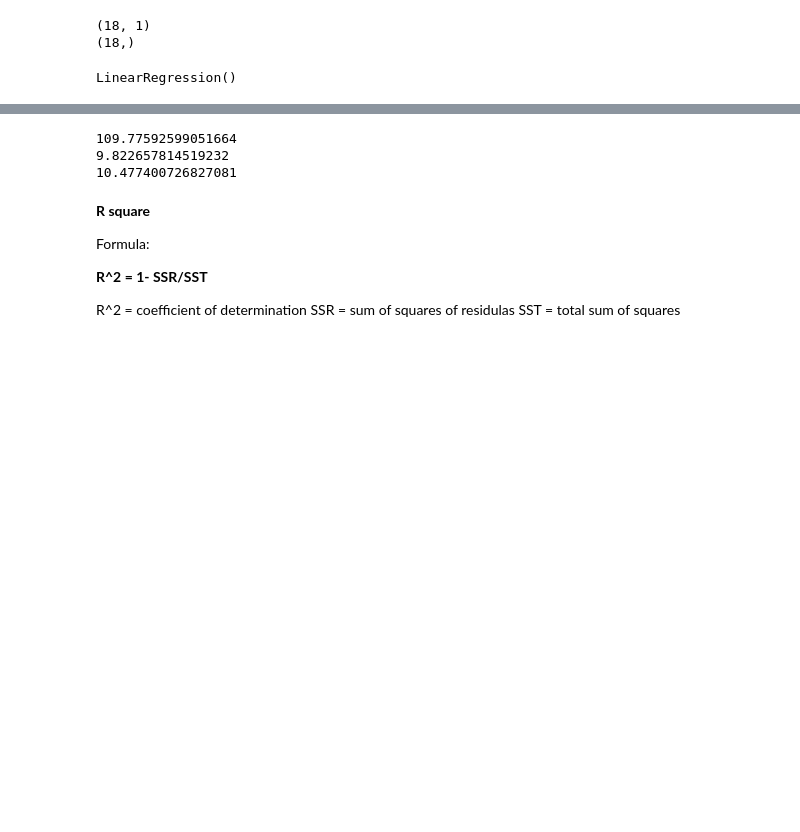
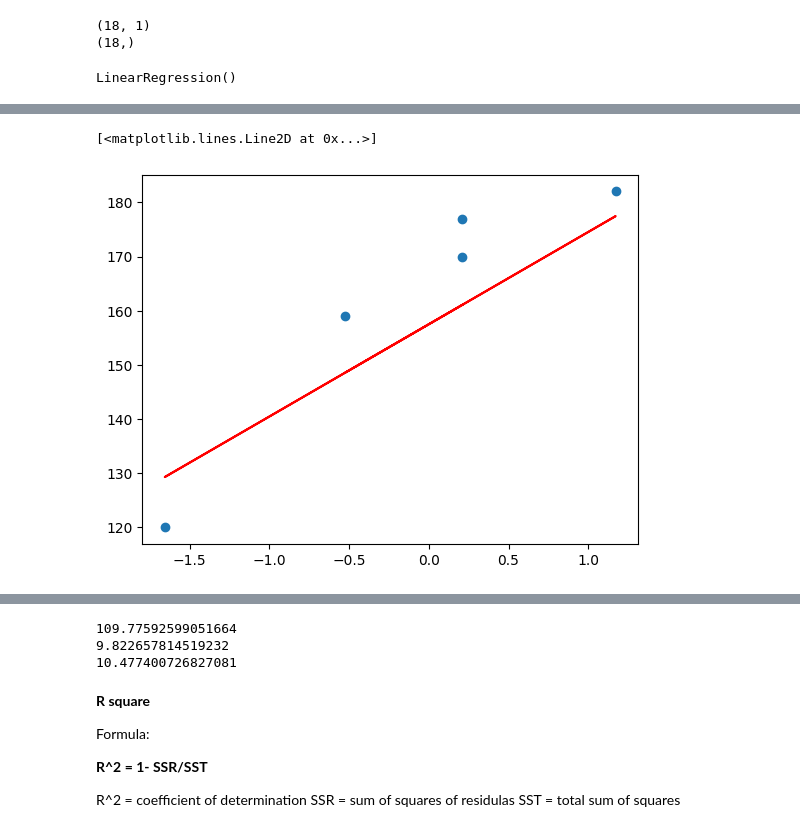
Before and after one commit to Soumo31428/Simple-Linear-Regression, a Jupyter notebook: Practical_Simple_Linear_Regression.ipynb, the cells around one changed output, grey strips where cells are left out. Saved outputs shown, nothing was run; the diff lists cells and outputs as text; code cells hidden in the pictures; blank space fills up the shorter version.

```diff
--- a/Practical_Simple_Linear_Regression.ipynb
+++ b/Practical_Simple_Linear_Regression.ipynb
@@ -81,3 +89,8 @@ plt.plot(x_train, model.predict(x_train))
 # %%
 ## Prediction for test data
-pred = model.predict(x_test)
+y_pred = model.predict(x_test)
+plt.scatter(x_test, y_test)
+plt.plot(x_test, y_pred, 'r')
+# %% [output]
+[<matplotlib.lines.Line2D at 0x...>]
+[figure, added]
```
Also changed, not shown: parts of 10 cells of this notebook.
